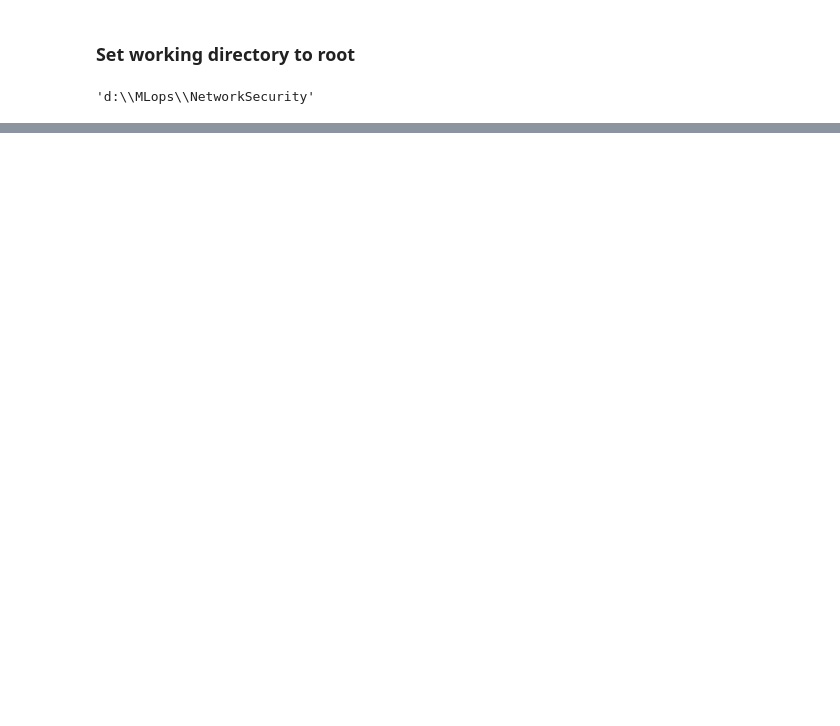
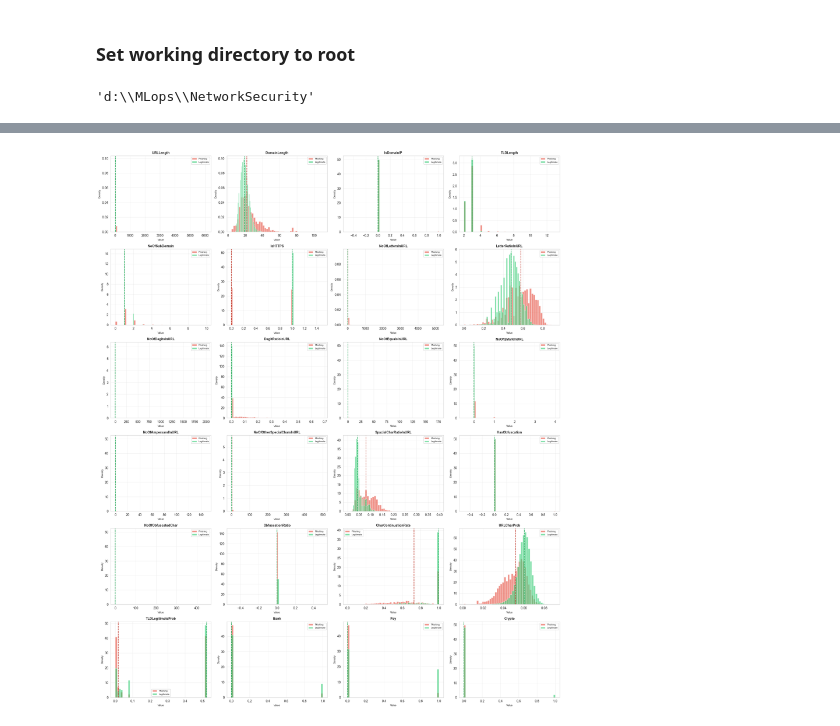
Before and after one commit to fitsblb/PhishGuardAI, a Jupyter notebook: notebooks/00_eda.ipynb, the cells around one changed output, grey strips where cells are left out. Cells and saved outputs as stored; diff of their text form; code cells hidden in the pictures; blank space fills up the shorter version.

```diff
--- a/notebooks/00_eda.ipynb
+++ b/notebooks/00_eda.ipynb
@@ -19,4 +21,10 @@ os.chdir("../")
 # %%
-pd.set_option('display.max_columns', None)
+# Display settings for pandas
+pd.set_option("display.max_columns", None)
+pd.set_option("display.expand_frame_repr", False)
+
+# Set style
+sns.set_style("whitegrid")
+sns.set_palette("husl")
 # %%
 RAW_PATH = Path("data/raw/PhiUSIIL_Phishing_URL_Dataset.csv")
@@ -104,0 +420,71 @@ Name: count, dtype: int64
+# %%
+url_only_features = [
+    "URLLength",
+    "DomainLength",
+    "IsDomainIP",
+    "TLDLength",
+    "NoOfSubDomain",
+    "IsHTTPS",
+    "NoOfLettersInURL",
+    "LetterRatioInURL",
+    "NoOfDegitsInURL",
+    "DegitRatioInURL",
+    "NoOfEqualsInURL",
+    "NoOfQMarkInURL",
+    "NoOfAmpersandInURL",
+    "NoOfOtherSpecialCharsInURL",
+    "SpacialCharRatioInURL",
+    "HasObfuscation",
+    "NoOfObfuscatedChar",
+    "ObfuscationRatio",
+    "CharContinuationRate",
+    "URLCharProb",
+    "TLDLegitimateProb",
+    "Bank",
+    "Pay",
+    "Crypto",
+]
+
+n_features = len(url_only_features)
+n_cols = 4
+n_rows = int(np.ceil(n_features / n_cols))
+
+fig, axes = plt.subplots(n_rows, n_cols, figsize=(20, n_rows * 4))
+axes = axes.ravel()
+
+for idx, feature in enumerate(url_only_features):
+    ax = axes[idx]
+
+    phish = df[df["label"] == 0][feature]
+    legit = df[df["label"] == 1][feature]
+
+    ax.hist(phish, bins=50, alpha=0.6, label="Phishing", color="#e74c3c", density=True)
+    ax.hist(
+        legit, bins=50, alpha=0.6, label="Legitimate", color="#2ecc71", density=True
+    )
+
+    ax.axvline(phish.median(), color="#c0392b", linestyle="--", linewidth=1.5)
+    ax.axvline(legit.median(), color="#27ae60", linestyle="--", linewidth=1.5)
+
+    ax.set_title(f"{feature}", fontsize=10, fontweight="bold")
+    ax.set_xlabel("Value", fontsize=8)
+    ax.set_ylabel("Density", fontsize=8)
+    ax.legend(fontsize=7)
+    ax.grid(alpha=0.3)
+
+for idx in range(n_features, len(axes)):
+    fig.delaxes(axes[idx])
+
+plt.tight_layout()
+plt.savefig(
+    "outputs/eda/all_url_only_features_distribution.png", dpi=150, bbox_inches="tight"
+)
+plt.show()
+
+print("Saved: outputs/eda/all_url_only_features_distribution.png")
+
+print("\n" + "=" * 60)
+print("FEATURE SEPARATION ANALYSIS (ALL 25 URL-ONLY FEATURES)")
+print("=" * 60)
+# %% [output]
+[figure, added]
```
Also changed, not shown: parts of 34 cells of this notebook, 12 other files.
